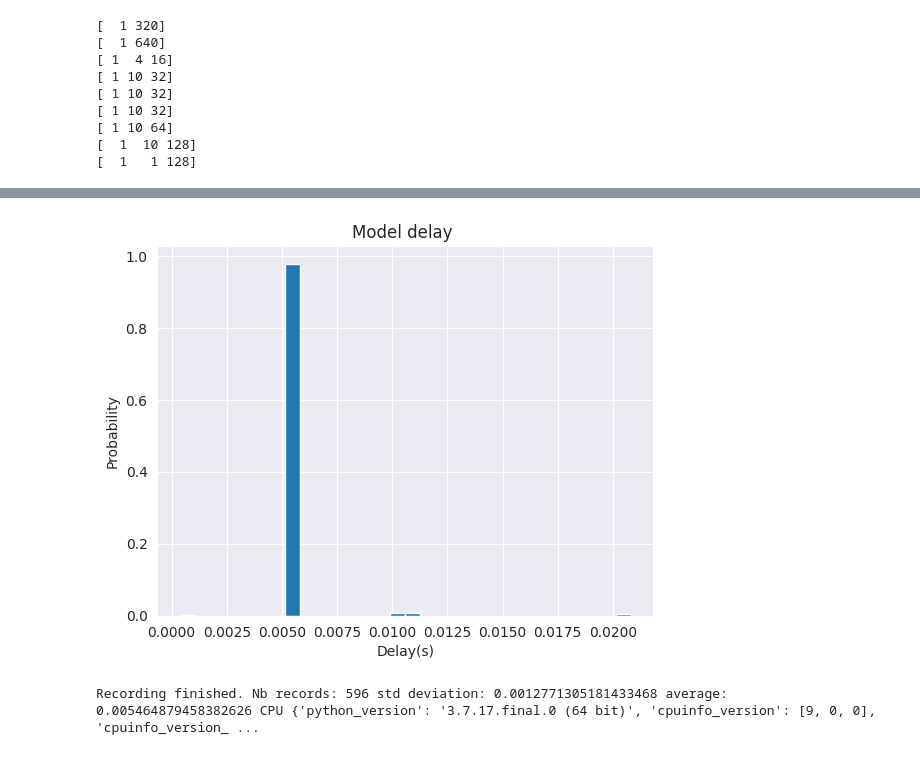
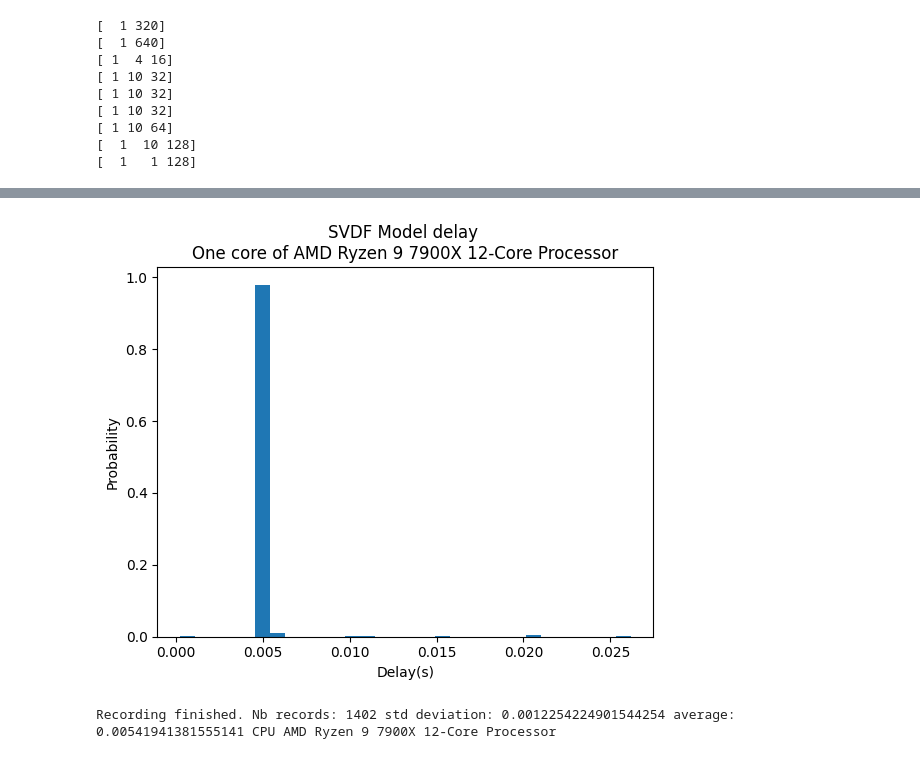
Before and after one commit to caveman77/kws_streaming, a Jupyter notebook: 02_inference_streaming.ipynb, the cells around one changed output, grey strips where cells are left out. Cells and saved outputs as stored; diff of their text form; code cells hidden in the pictures.

```diff
--- a/02_inference_streaming.ipynb
+++ b/02_inference_streaming.ipynb
@@ -130,11 +146,13 @@ def decimate(signal, old_fs, new_fs):
     return resampled_signal, new_fs
 # %%
 import time as timelib
+
+
 
 def sd_callback(rec, frames, time, status):
 
     #global sumseconds, sumrecords
-    global index, times, MAX_RECORDS
+    global index, times, MAX_RECORDS, predict, probat
 
     if index<MAX_RECORDS-1:
         index = index+1
@@ -174,11 +192,9 @@ def sd_callback(rec, frames, time, status):
         print(datetime.now().strftime("%d/%m/%Y %H:%M:%S"), index_to_label[out_tflite_argmax], proba)
 
     if index<MAX_RECORDS:
-        #tend = timelib.time()
-
-        #sumrecords=sumrecords+1
-        #sumseconds=sumseconds+tend-tstart
         times[1, index] = timelib.time()
+        predict[index] = out_tflite_argmax
+        probat[index] = proba
 # %%
 reset_state = True
 
@@ -210,6 +226,8 @@ sumrecords=0
 MAX_RECORDS = 5000
 index=-1
 times = np.empty([2, MAX_RECORDS], dtype = float)
+predict = np.empty([ MAX_RECORDS], dtype = int)
+probat = np.empty([ MAX_RECORDS], dtype = float)
 
 try:
     sumrecords=0
@@ -233,10 +251,10 @@ except KeyboardInterrupt:
     x, bins, p = plt.hist(delays, bins = 30, weights=weights)
     plt.ylabel('Probability')
     plt.xlabel('Delay(s)')
-    plt.title(f'Model delay ')
+    plt.title(f"SVDF Model delay \nOne core of {my_cpuinfo['brand_raw']}")
     plt.show()
 
-    print('\nRecording finished. Nb records:', index, 'std deviation:', np.std(delays, axis=0), 'average:', np.mean(delays, axis=0), 'CPU', my_cpuinfo.get_cpu_info())
+    print('\nRecording finished. Nb records:', index, 'std deviation:', np.std(delays, axis=0), 'average:', np.mean(delays, axis=0), 'CPU', my_cpuinfo['brand_raw'])
 
 
 
@@ -263,2 +281,2 @@ channels: 1 samplerate: 16000 blocksize: 320
-[figure, old version]
+[figure, new version]
-Recording finished. Nb records: 596 std deviation: 0.0012771305181433468 average: 0.005464879458382626 CPU {'python_version': '3.7.17.final.0 (64 bit)', 'cpuinfo_version': [9, 0, 0], 'cpuinfo_version_ ...
+Recording finished. Nb records: 1402 std deviation: 0.0012254224901544254 average: 0.00541941381555141 CPU AMD Ryzen 9 7900X 12-Core Processor
```
Also changed, not shown: parts of 3 cells of this notebook.
